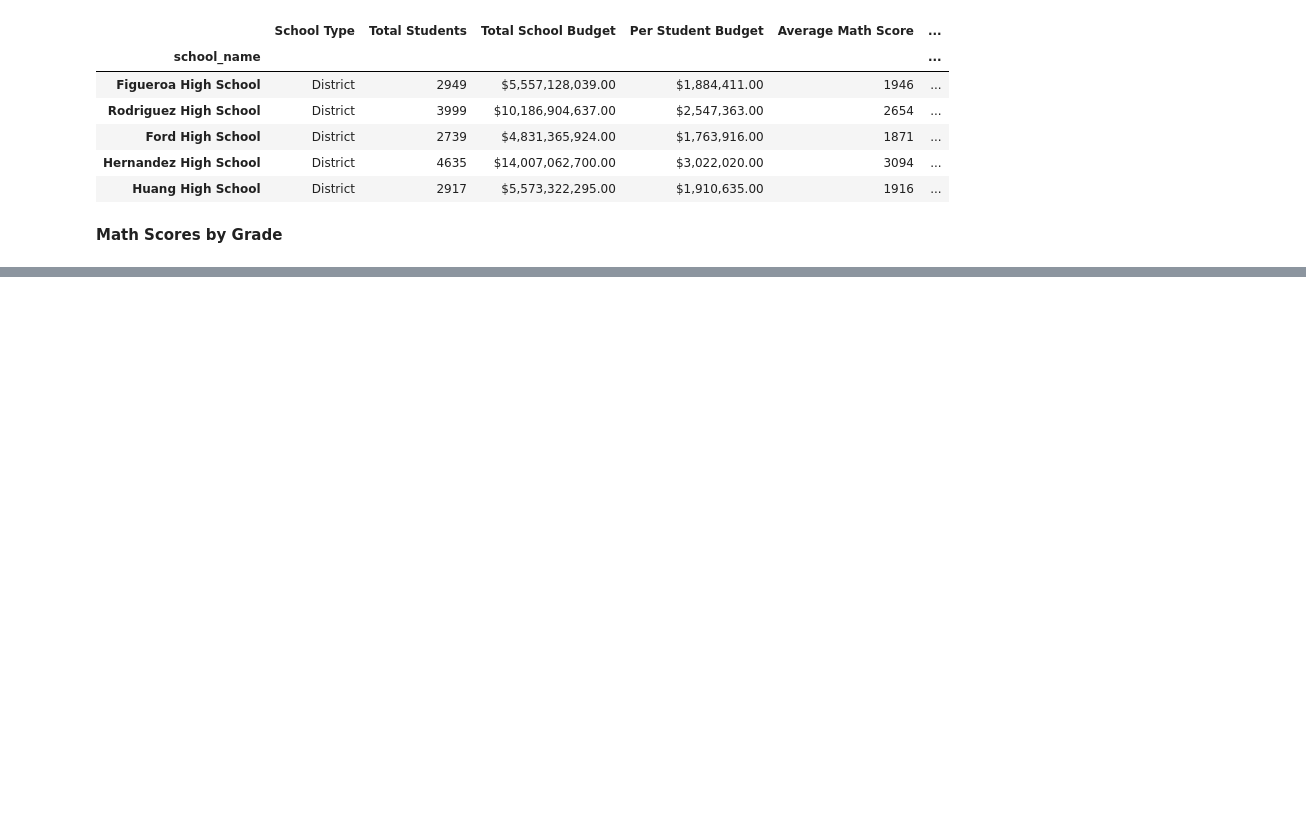
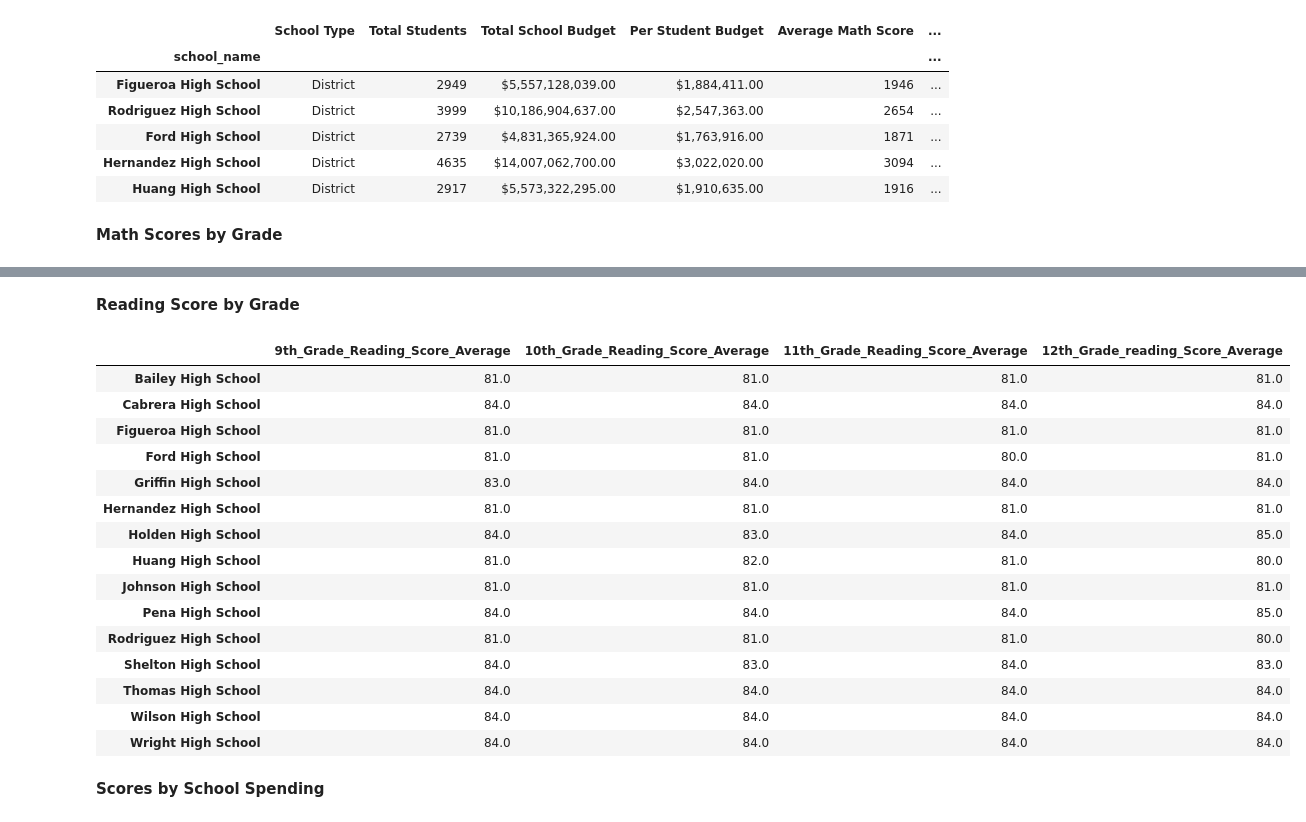
Before and after one commit to myseekl/pandas-challenge, a Jupyter notebook: PyCitySchools_MKL.ipynb, the cells around one changed output, grey strips where cells are left out. Drawn from its saved outputs; the diff is of its cells as text; code cells hidden in the pictures; blank space fills up the shorter version.

```diff
--- a/PyCitySchools_MKL.ipynb
+++ b/PyCitySchools_MKL.ipynb
@@ -349,0 +404,54 @@ bottom_schools.head(5)
+# %% [markdown]
+**Reading Score by Grade**
+# %%
+# Use the code provided to separate the data by grade
+ninth_graders = school_data_complete[(school_data_complete["grade"] == "9th")]
+tenth_graders = school_data_complete[(school_data_complete["grade"] == "10th")]
+eleventh_graders = school_data_complete[(school_data_complete["grade"] == "11th")]
+twelfth_graders = school_data_complete[(school_data_complete["grade"] == "12th")]
+
+# Group by `school_name` and take the mean of the the `reading_score` column for each.
+ninth_grade_reading_scores = ninth_graders.groupby("school_name")["reading_score"].mean()
+ninth_grade_reading_scores = round(ninth_grade_reading_scores)
+tenth_grader_reading_scores = tenth_graders.groupby("school_name")["reading_score"].mean()
+tenth_grader_reading_scores = round(tenth_grader_reading_scores)
+eleventh_grader_reading_scores = eleventh_graders.groupby("school_name")["reading_score"].mean()
+eleventh_grader_reading_scores = round(eleventh_grader_reading_scores)
+twelfth_grader_reading_scores = twelfth_graders.groupby("school_name")["reading_score"].mean()
+twelfth_grader_reading_scores = round(twelfth_grader_reading_scores)
+
+# Create a dictionary of average reading score per grade per school
+reading_scores_by_grade_data = {
+    "9th_Grade_Reading_Score_Average": ninth_grade_reading_scores,
+    "10th_Grade_Reading_Score_Average": tenth_grader_reading_scores,
+    "11th_Grade_Reading_Score_Average": eleventh_grader_reading_scores,
+    "12th_Grade_reading_Score_Average": twelfth_grader_reading_scores
+}
+
+# Combine each of the scores above into single DataFrame called `reading_scores_by_grade`
+reading_scores_by_grade_df = pd.DataFrame(reading_scores_by_grade_data)
+
+# Minor data wrangling
+reading_scores_by_grade_df.index.name = None
+
+# Display the DataFrame
+reading_scores_by_grade_df
+# %% [output]
+|  | 9th_Grade_Reading_Score_Average | 10th_Grade_Reading_Score_Average | 11th_Grade_Reading_Score_Average | 12th_Grade_reading_Score_Average |
+| Bailey High School | 81.0 | 81.0 | 81.0 | 81.0 |
+| Cabrera High School | 84.0 | 84.0 | 84.0 | 84.0 |
+| Figueroa High School | 81.0 | 81.0 | 81.0 | 81.0 |
+| Ford High School | 81.0 | 81.0 | 80.0 | 81.0 |
+| Griffin High School | 83.0 | 84.0 | 84.0 | 84.0 |
+| Hernandez High School | 81.0 | 81.0 | 81.0 | 81.0 |
+| Holden High School | 84.0 | 83.0 | 84.0 | 85.0 |
+| Huang High School | 81.0 | 82.0 | 81.0 | 80.0 |
+| Johnson High School | 81.0 | 81.0 | 81.0 | 81.0 |
+| Pena High School | 84.0 | 84.0 | 84.0 | 85.0 |
+| Rodriguez High School | 81.0 | 81.0 | 81.0 | 80.0 |
+| Shelton High School | 84.0 | 83.0 | 84.0 | 83.0 |
+| Thomas High School | 84.0 | 84.0 | 84.0 | 84.0 |
+| Wilson High School | 84.0 | 84.0 | 84.0 | 84.0 |
+| Wright High School | 84.0 | 84.0 | 84.0 | 84.0 |
+# %% [markdown]
+**Scores by School Spending**
```
Also changed, not shown: parts of 8 cells of this notebook.
